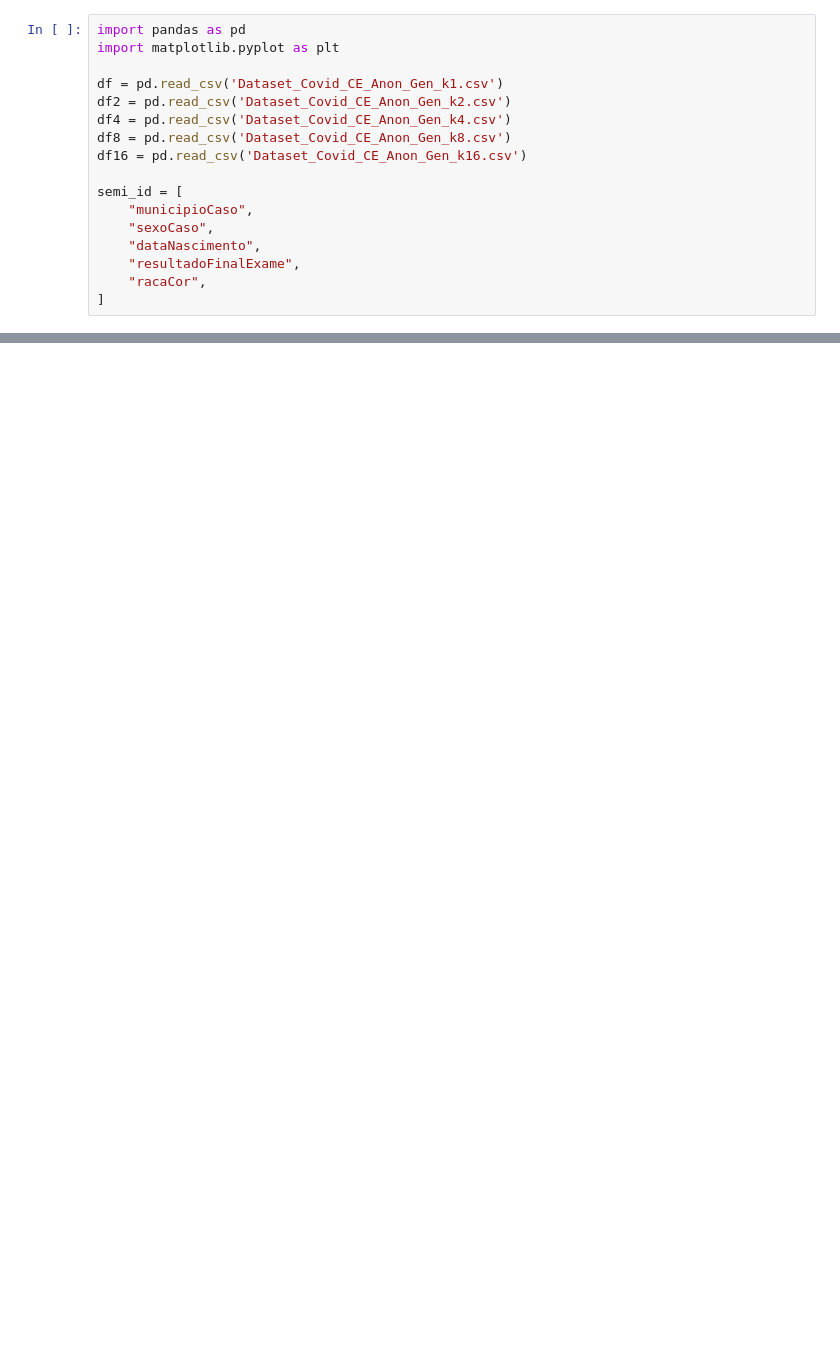
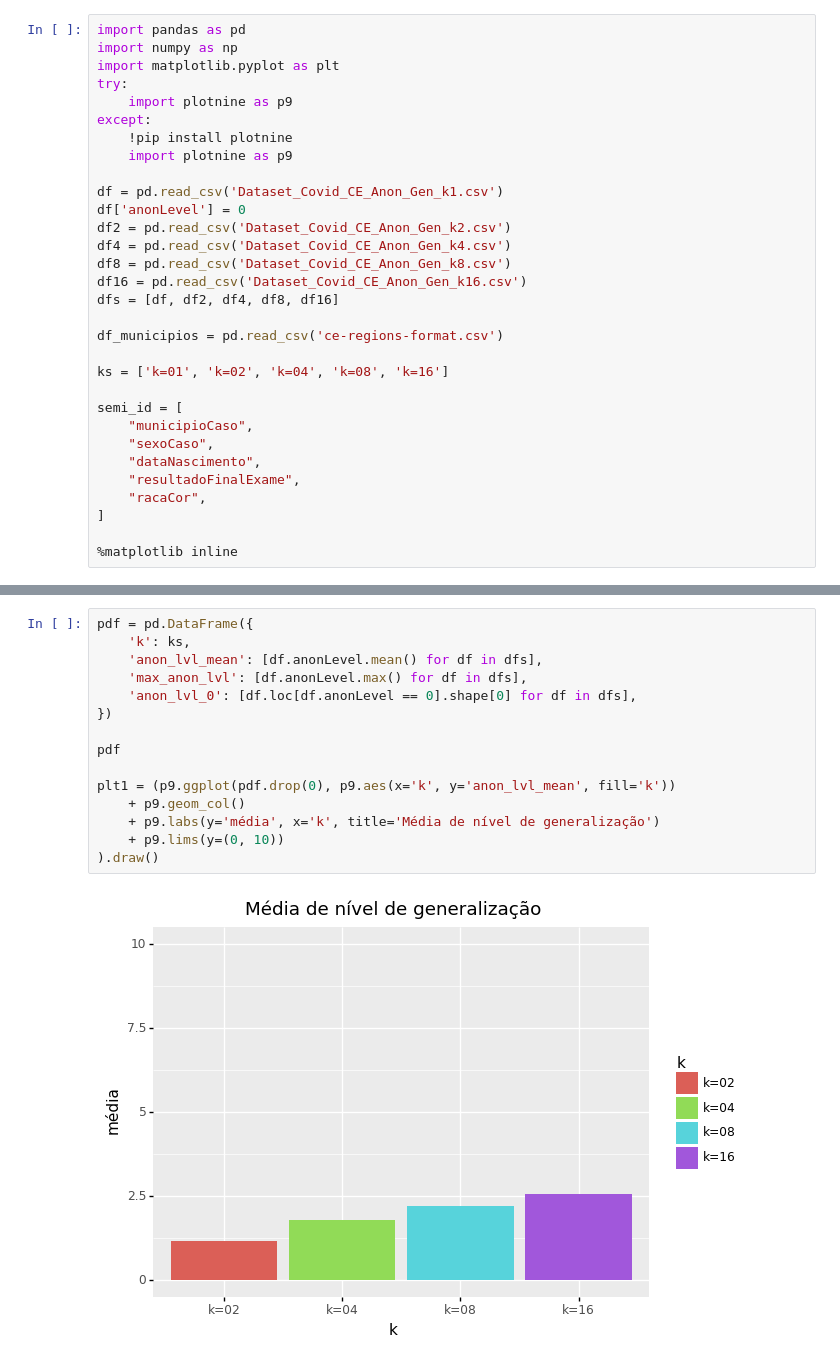
Before and after one commit to rafero1/k-anonymity-generalization, a Jupyter notebook: graphs.ipynb, the cells around one changed output, grey strips where cells are left out. Drawn from its saved outputs; the diff is of its cells as text; blank space fills up the shorter version.

```diff
--- a/graphs.ipynb
+++ b/graphs.ipynb
@@ -3,12 +3,24 @@
 # %%
 import pandas as pd
+import numpy as np
 import matplotlib.pyplot as plt
+try:
+    import plotnine as p9
+except:
+    !pip install plotnine
+    import plotnine as p9
 
 df = pd.read_csv('Dataset_Covid_CE_Anon_Gen_k1.csv')
+df['anonLevel'] = 0
 df2 = pd.read_csv('Dataset_Covid_CE_Anon_Gen_k2.csv')
 df4 = pd.read_csv('Dataset_Covid_CE_Anon_Gen_k4.csv')
 df8 = pd.read_csv('Dataset_Covid_CE_Anon_Gen_k8.csv')
 df16 = pd.read_csv('Dataset_Covid_CE_Anon_Gen_k16.csv')
+dfs = [df, df2, df4, df8, df16]
+
+df_municipios = pd.read_csv('ce-regions-format.csv')
+
+ks = ['k=01', 'k=02', 'k=04', 'k=08', 'k=16']
 
 semi_id = [
     "municipioCaso",
@@ -17,3 +29,5 @@ semi_id = [
     "resultadoFinalExame",
     "racaCor",
 ]
+
+%matplotlib inline
@@ -138,0 +34,17 @@ plt.show()
+# %%
+pdf = pd.DataFrame({
+    'k': ks,
+    'anon_lvl_mean': [df.anonLevel.mean() for df in dfs],
+    'max_anon_lvl': [df.anonLevel.max() for df in dfs],
+    'anon_lvl_0': [df.loc[df.anonLevel == 0].shape[0] for df in dfs],
+})
+
+pdf
+
+plt1 = (p9.ggplot(pdf.drop(0), p9.aes(x='k', y='anon_lvl_mean', fill='k'))
+    + p9.geom_col()
+    + p9.labs(y='média', x='k', title='Média de nível de generalização')
+    + p9.lims(y=(0, 10))
+).draw()
+# %% [output]
+[figure, added]
```
Also changed, not shown: parts of 11 cells of this notebook, 17 other files.
